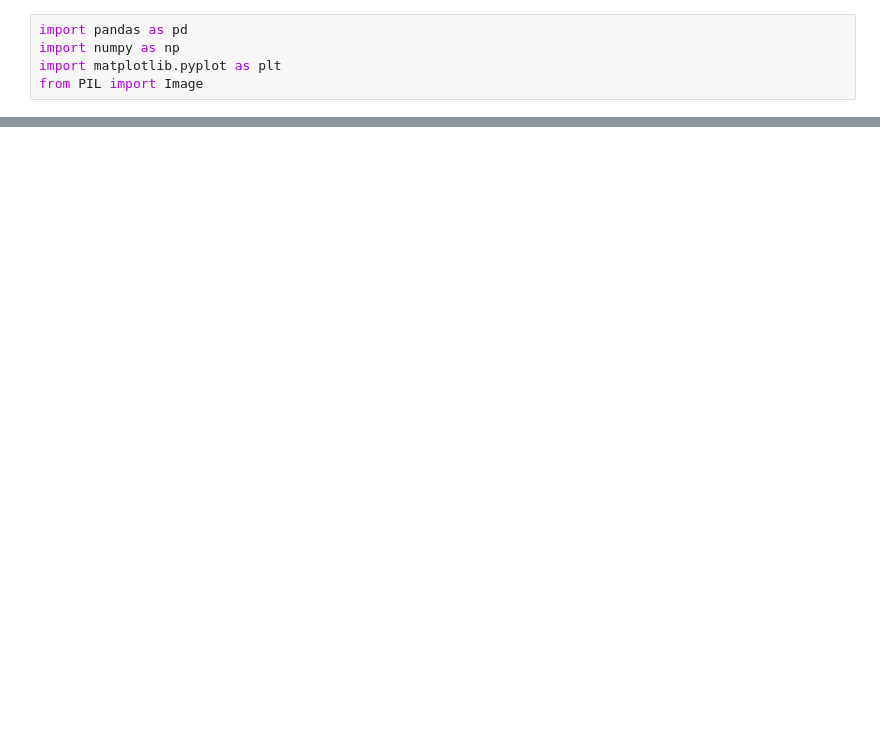
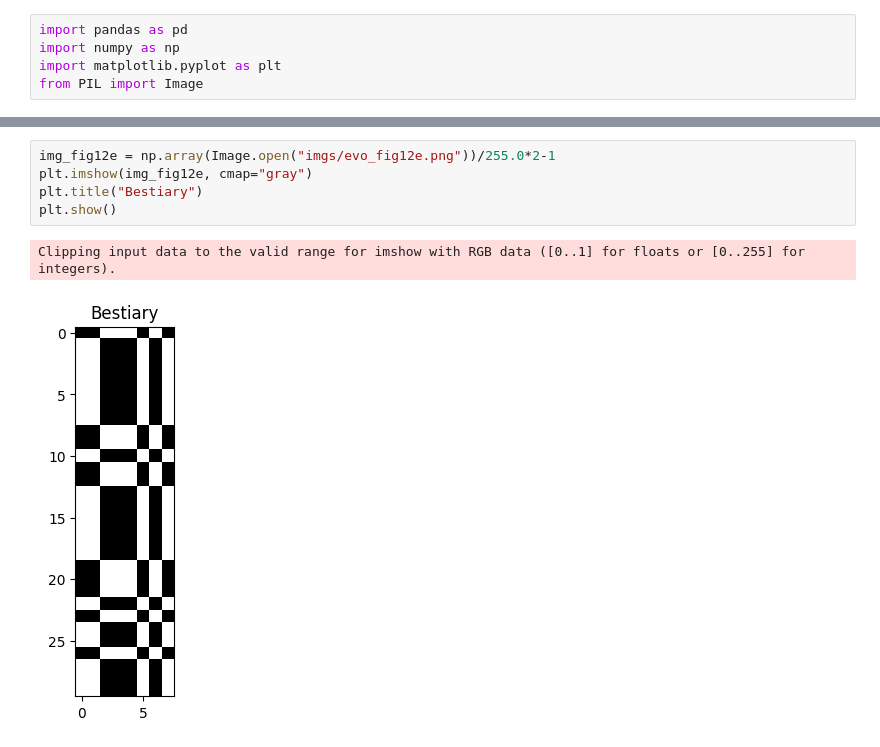
Before and after one commit to JoshPattman/evo-diffusion, a Jupyter notebook: torch.ipynb, the cells around one changed output, grey strips where cells are left out. Cells and saved outputs as stored; diff of their text form; blank space fills up the shorter version.

```diff
--- a/torch.ipynb
+++ b/torch.ipynb
@@ -92,0 +93,8 @@ plt.show()
+# %%
+img_fig12e = np.array(Image.open("imgs/evo_fig12e.png"))/255.0*2-1
+plt.imshow(img_fig12e, cmap="gray")
+plt.title("Bestiary")
+plt.show()
+# %% [output]
+Clipping input data to the valid range for imshow with RGB data ([0..1] for floats or [0..255] for integers).
+[figure, added]
```
Also changed, not shown: parts of 7 cells of this notebook, 9 other files.
